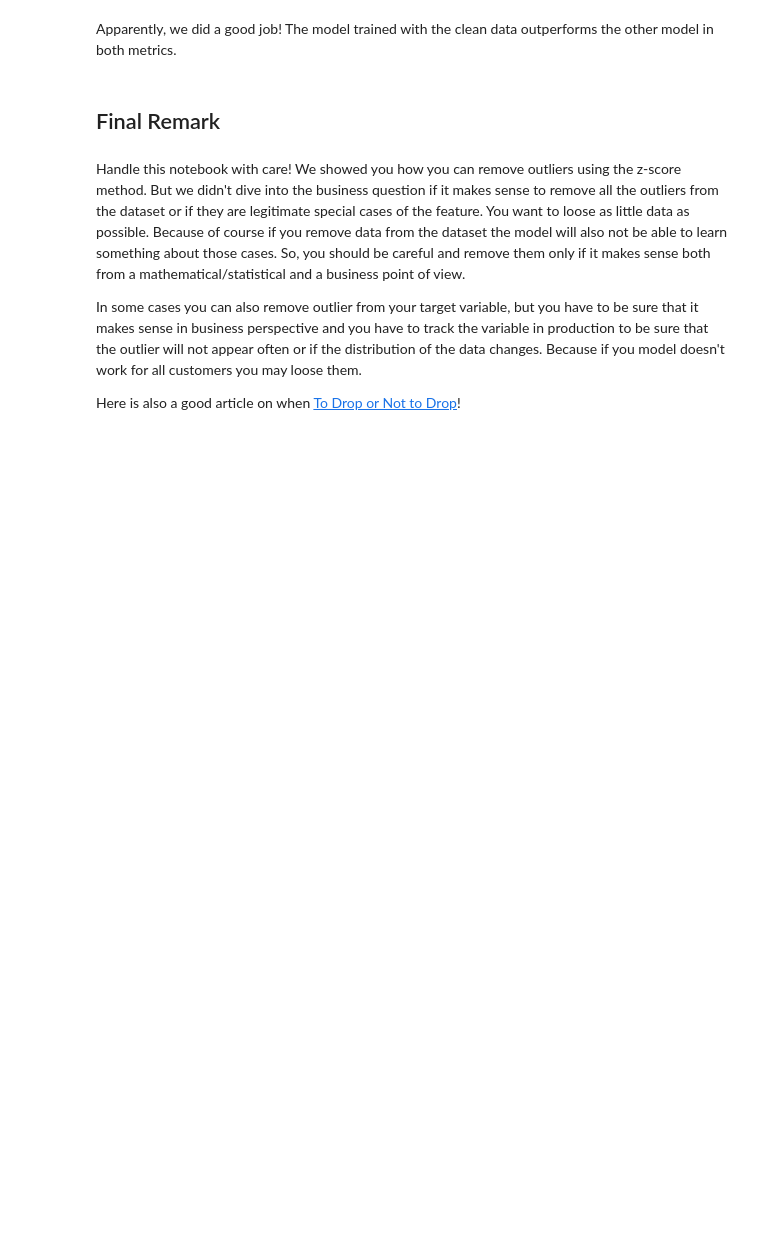
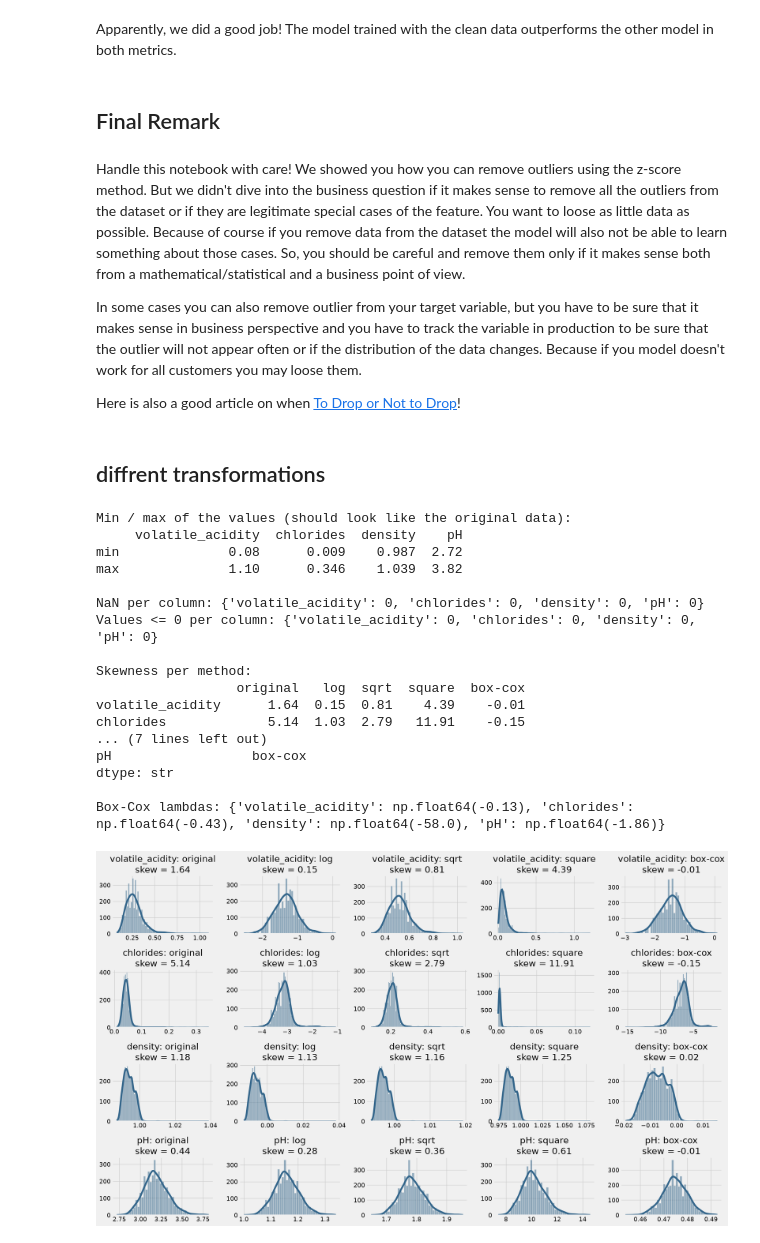
Before and after one commit to Prndxt/ds-predictive-regression, a Jupyter notebook: 3_detecting_outliers.ipynb, the cells around one changed output. Cells and saved outputs as stored; diff of their text form; code cells hidden in the pictures; blank space fills up the shorter version.

```diff
--- a/3_detecting_outliers.ipynb
+++ b/3_detecting_outliers.ipynb
@@ -335,3 +461,82 @@ Handle this notebook with care! We showed you how you can remove outliers using
 In some cases you can also remove outlier from your target variable, but you have to be sure that it makes sense in business perspective and you have to track the variable in production to be sure that the outlier will not appear often or if the distribution of the data changes. Because if you model doesn't work for all customers you may loose them.
 
 Here is also a good article on when [To Drop or Not to Drop](https://www.theanalysisfactor.com/outliers-to-drop-or-not-to-drop/)!
+# %% [markdown]
+## diffrent transformations
+# %%
+import numpy as np
+import pandas as pd
+import seaborn as sns
+import matplotlib.pyplot as plt
+from scipy import stats as sp_stats
+
+
+def practice_transform_demo(source_df, features):
+    """Compare transformations. Only reads source_df; changes nothing outside."""
+    data = source_df[features].copy()
+
+    # Safety checks: the values must be the original, untransformed ones
+    print("Min / max of the values (should look like the original data):")
+    print(data.agg(["min", "max"]).round(3))
+    print("\nNaN per column:", data.isna().sum().to_dict())
+    n_bad = (data <= 0).sum()
+    print("Values <= 0 per column:", n_bad.to_dict())
+    if data.isna().any().any() or n_bad.sum() > 0:
+        print("\nStop: this data looks already transformed (NaN or values <= 0).")
+        return
+
+    # Build every version once
+    results, lambdas = {}, {}
+    for f in features:
+        s = data[f]
+        bc, lam = sp_stats.boxcox(s)
+        results[f] = {
+            "original": s,
+            "log": np.log(s),
+            "sqrt": np.sqrt(s),
+            "square": s ** 2,
+            "box-cox": pd.Series(bc, index=s.index),
+        }
+        lambdas[f] = lam
+
+    # Skewness table: the value closest to 0 is the most symmetric
+    skew_table = pd.DataFrame(
+        {f: {m: v.skew() for m, v in results[f].items()} for f in features}
+    ).T
+    print("\nSkewness per method:")
+    print(skew_table.round(2))
+    print("\nBest method by skewness:")
+    print(skew_table.abs().idxmin(axis=1))
+    print("\nBox-Cox lambdas:", {f: round(l, 2) for f, l in lambdas.items()})
+
+    # Histograms: one row per feature, one column per method
+    fig, axes = plt.subplots(len(features), 5, figsize=(20, 3 * len(features)), squeeze=False)
+    for i, f in enumerate(features):
+        for j, (method, v) in enumerate(results[f].items()):
+            sns.histplot(v, kde=True, ax=axes[i, j], color="#33658A").set(
+                title=f"{f}: {method}\nskew = {v.skew():.2f}", xlabel="", ylabel=""
+            )
+    fig.tight_layout()
+    plt.show()
+
+
+practice_transform_demo(df_train, ["volatile_acidity", "chlorides", "density", "pH"])
+# %% [output]
+Min / max of the values (should look like the original data):
+     volatile_acidity  chlorides  density    pH
+min              0.08      0.009    0.987  2.72
+max              1.10      0.346    1.039  3.82
+
+NaN per column: {'volatile_acidity': 0, 'chlorides': 0, 'density': 0, 'pH': 0}
+Values <= 0 per column: {'volatile_acidity': 0, 'chlorides': 0, 'density': 0, 'pH': 0}
+
+Skewness per method:
+                  original   log  sqrt  square  box-cox
+volatile_acidity      1.64  0.15  0.81    4.39    -0.01
+chlorides             5.14  1.03  2.79   11.91    -0.15
+... (7 lines left out)
+pH                  box-cox
+dtype: str
+
+Box-Cox lambdas: {'volatile_acidity': np.float64(-0.13), 'chlorides': np.float64(-0.43), 'density': np.float64(-58.0), 'pH': np.float64(-1.86)}
+[figure, added]
```
Also changed, not shown: parts of 19 cells of this notebook, 1 other file.
